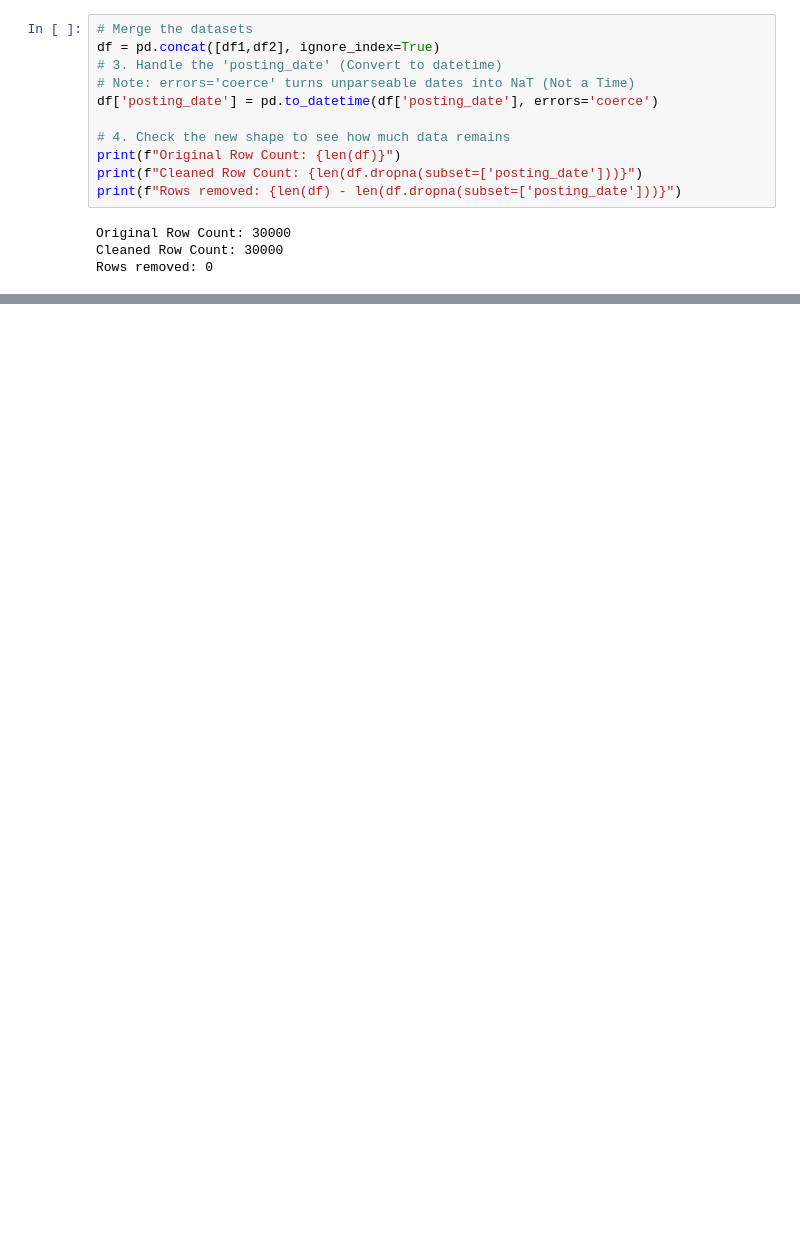
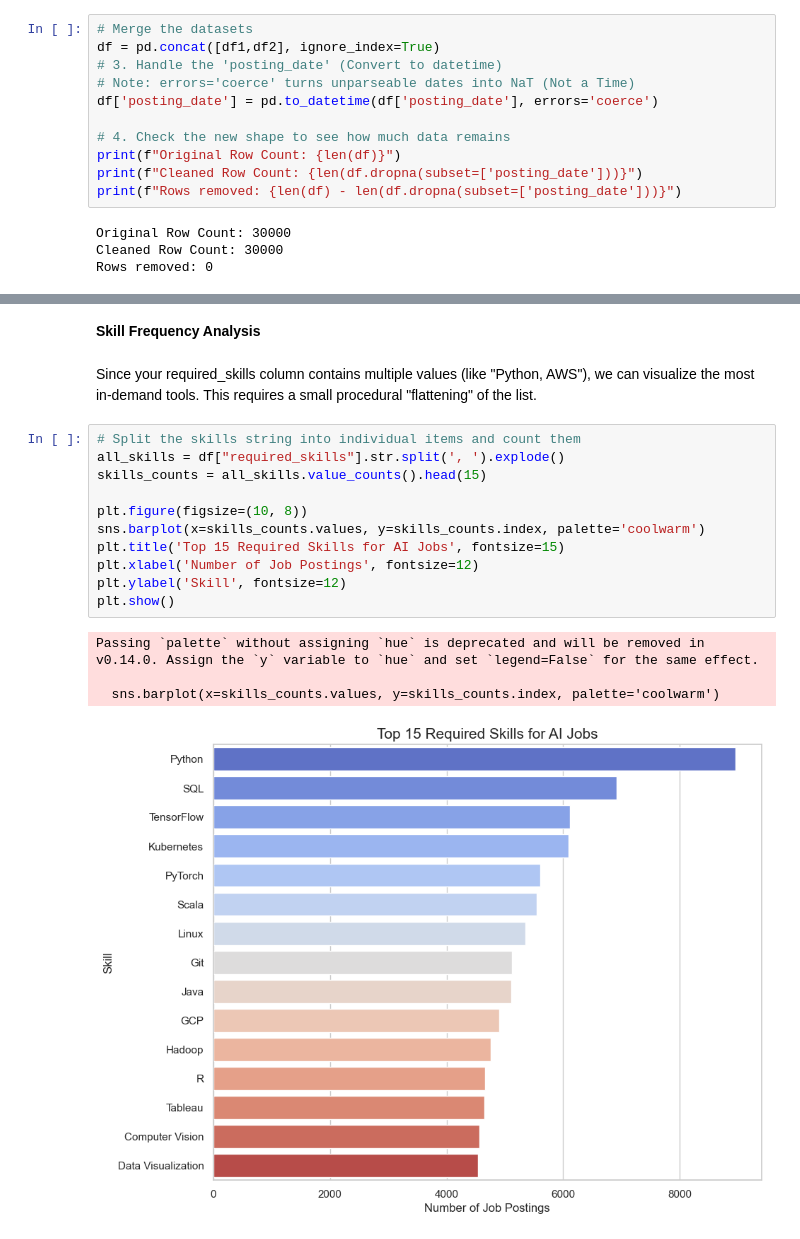
Before and after one commit to Atieng/Global-AI-Job-Market-Intelligence-Report, a Jupyter notebook: index.ipynb, the cells around one changed output, grey strips where cells are left out. Cells and saved outputs as stored; diff of their text form; blank space fills up the shorter version.

```diff
--- a/index.ipynb
+++ b/index.ipynb
@@ -271,0 +335,20 @@ Rows removed: 0
+# %% [markdown]
+**Skill Frequency Analysis**
+# %% [markdown]
+Since your required_skills column contains multiple values (like "Python, AWS"), we can visualize the most in-demand tools. This requires a small procedural "flattening" of the list.
+# %%
+# Split the skills string into individual items and count them
+all_skills = df["required_skills"].str.split(', ').explode()
+skills_counts = all_skills.value_counts().head(15)
+
+plt.figure(figsize=(10, 8))
+sns.barplot(x=skills_counts.values, y=skills_counts.index, palette='coolwarm')
+plt.title('Top 15 Required Skills for AI Jobs', fontsize=15)
+plt.xlabel('Number of Job Postings', fontsize=12)
+plt.ylabel('Skill', fontsize=12)
+plt.show()
+# %% [output]
+Passing `palette` without assigning `hue` is deprecated and will be removed in v0.14.0. Assign the `y` variable to `hue` and set `legend=False` for the same effect.
+
+  sns.barplot(x=skills_counts.values, y=skills_counts.index, palette='coolwarm')
+[figure, added]
```
Also changed, not shown: parts of 10 cells of this notebook.
